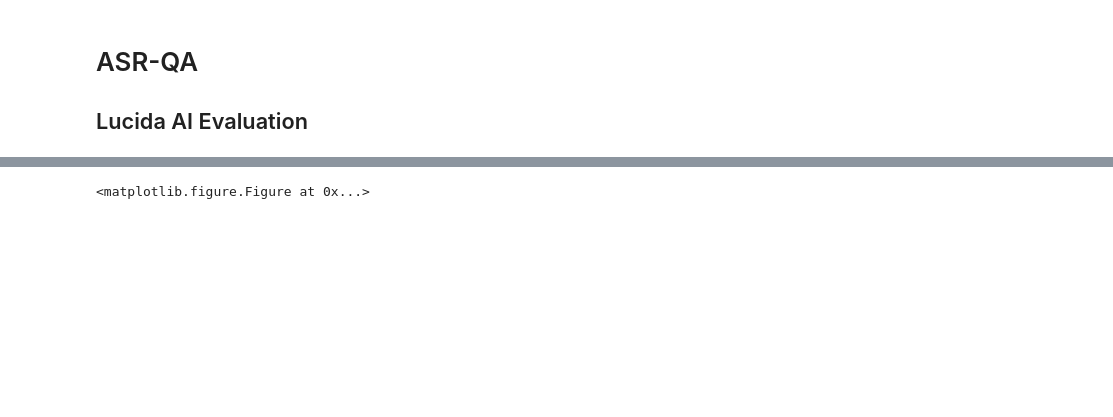
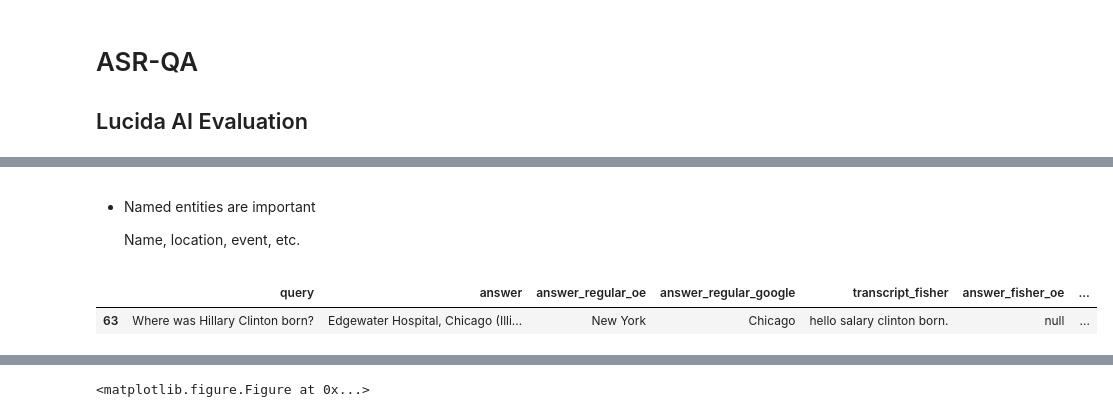
Before and after one commit to yunshengb/research, a Jupyter notebook: exp/asr_qa/analyze.ipynb, the cells around one changed output, grey strips where cells are left out. Saved outputs shown, nothing was run; the diff lists cells and outputs as text; code cells hidden in the pictures; blank space fills up the shorter version.

```diff
--- a/exp/asr_qa/analyze.ipynb
+++ b/exp/asr_qa/analyze.ipynb
@@ -152,0 +199,9 @@ data.to_csv('data.txt')
+# %% [markdown]
+- Named entities are important
+
+    Name, location, event, etc.
+# %%
+display(data[63:64]) # "Hillary Clinton"
+# %% [output]
+|  | query | answer | answer_regular_oe | answer_regular_google | transcript_fisher | answer_fisher_oe | ... |
+| 63 | Where was Hillary Clinton born? | Edgewater Hospital, Chicago (Illi... | New York | Chicago | hello salary clinton born. | null | ... |
```
Also changed, not shown: parts of 39 cells of this notebook, 5 other files.
